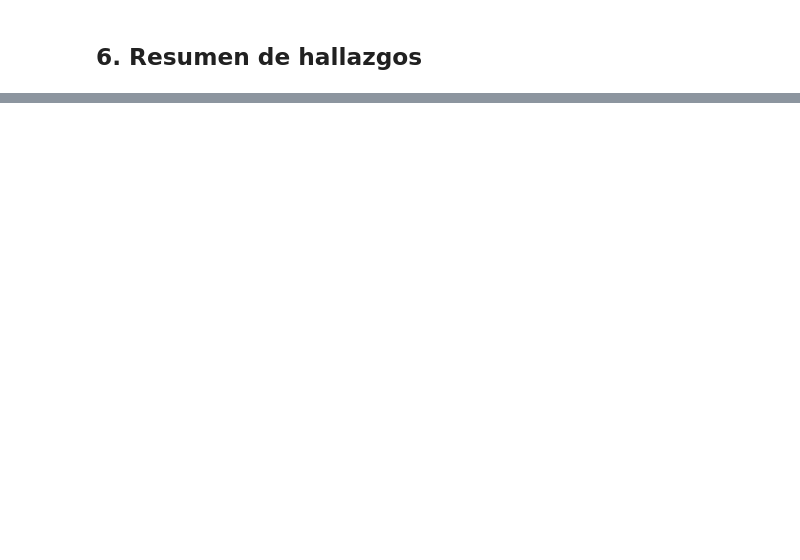
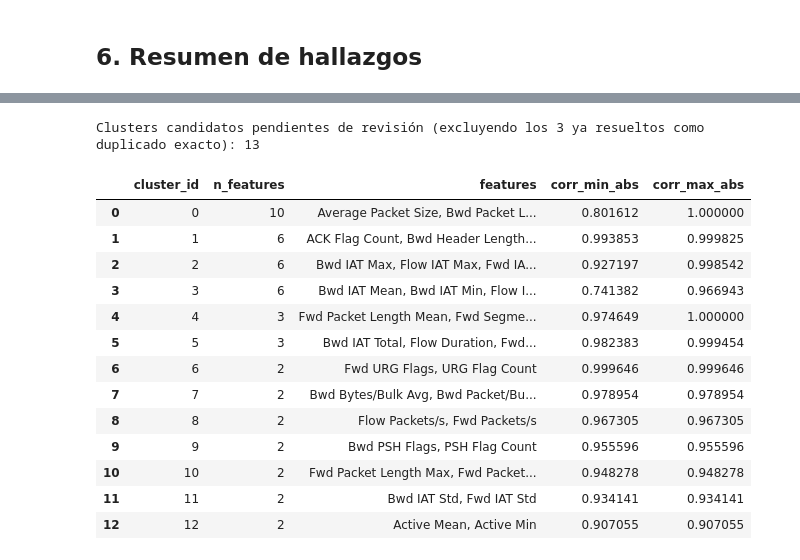
Before and after one commit to JCaceres-R/vae-latent-geometry-nids, a Jupyter notebook: notebooks/eda_cicids2017.ipynb, the cells around one changed output, grey strips where cells are left out. Saved outputs shown, nothing was run; the diff lists cells and outputs as text; code cells hidden in the pictures; blank space fills up the shorter version.

```diff
--- a/notebooks/eda_cicids2017.ipynb
+++ b/notebooks/eda_cicids2017.ipynb
@@ -334,0 +753,48 @@ _(completar a mano tras correr las secciones de arriba sobre el dataset completo
+# %%
+def cluster_corr_range(cluster: set[str], corr: pd.DataFrame) -> tuple[float, float]:
+    """Correlación mínima y máxima (valor absoluto) entre TODOS los pares de features
+    dentro de un cluster, no solo los pares que cruzaron el umbral de 0.9 directamente.
+    """
+    cols = sorted(cluster)
+    sub = corr.loc[cols, cols].abs()
+    off_diag = sub.where(~np.eye(len(cols), dtype=bool))
+    return float(off_diag.min().min()), float(off_diag.max().max())
+
+
+resolved_dup_sets = [
+    set(pair) for pair in exact_dupe_pairs[["feature_a", "feature_b"]].itertuples(index=False, name=None)
+]
+
+candidate_clusters = []
+for i, cl in enumerate(clusters):
+    if cl in resolved_dup_sets:
+        continue
+    lo, hi = cluster_corr_range(cl, corr)
+    candidate_clusters.append({
+        "cluster_id": i,
+        "n_features": len(cl),
+        "features": ", ".join(sorted(cl)),
+        "corr_min_abs": lo,
+        "corr_max_abs": hi,
+    })
+
+candidate_clusters_df = pd.DataFrame(candidate_clusters)
+print(f"Clusters candidatos pendientes de revisión (excluyendo los "
+      f"{len(resolved_dup_sets)} ya resueltos como duplicado exacto): {len(candidate_clusters_df)}")
+candidate_clusters_df
+# %% [output]
+Clusters candidatos pendientes de revisión (excluyendo los 3 ya resueltos como duplicado exacto): 13
+|  | cluster_id | n_features | features | corr_min_abs | corr_max_abs |
+| 0 | 0 | 10 | Average Packet Size, Bwd Packet L... | 0.801612 | 1.000000 |
+| 1 | 1 | 6 | ACK Flag Count, Bwd Header Length... | 0.993853 | 0.999825 |
+| 2 | 2 | 6 | Bwd IAT Max, Flow IAT Max, Fwd IA... | 0.927197 | 0.998542 |
+| 3 | 3 | 6 | Bwd IAT Mean, Bwd IAT Min, Flow I... | 0.741382 | 0.966943 |
+| 4 | 4 | 3 | Fwd Packet Length Mean, Fwd Segme... | 0.974649 | 1.000000 |
+| 5 | 5 | 3 | Bwd IAT Total, Flow Duration, Fwd... | 0.982383 | 0.999454 |
+| 6 | 6 | 2 | Fwd URG Flags, URG Flag Count | 0.999646 | 0.999646 |
+| 7 | 7 | 2 | Bwd Bytes/Bulk Avg, Bwd Packet/Bu... | 0.978954 | 0.978954 |
+| 8 | 8 | 2 | Flow Packets/s, Fwd Packets/s | 0.967305 | 0.967305 |
+| 9 | 9 | 2 | Bwd PSH Flags, PSH Flag Count | 0.955596 | 0.955596 |
+| 10 | 10 | 2 | Fwd Packet Length Max, Fwd Packet... | 0.948278 | 0.948278 |
+| 11 | 11 | 2 | Bwd IAT Std, Fwd IAT Std | 0.934141 | 0.934141 |
+| 12 | 12 | 2 | Active Mean, Active Min | 0.907055 | 0.907055 |
```
Also changed, not shown: parts of 37 cells of this notebook, 5 other files.
